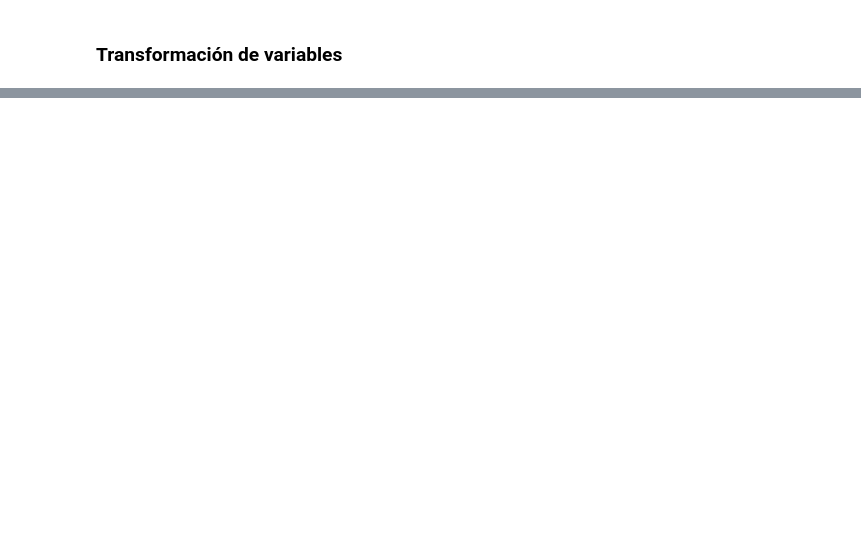
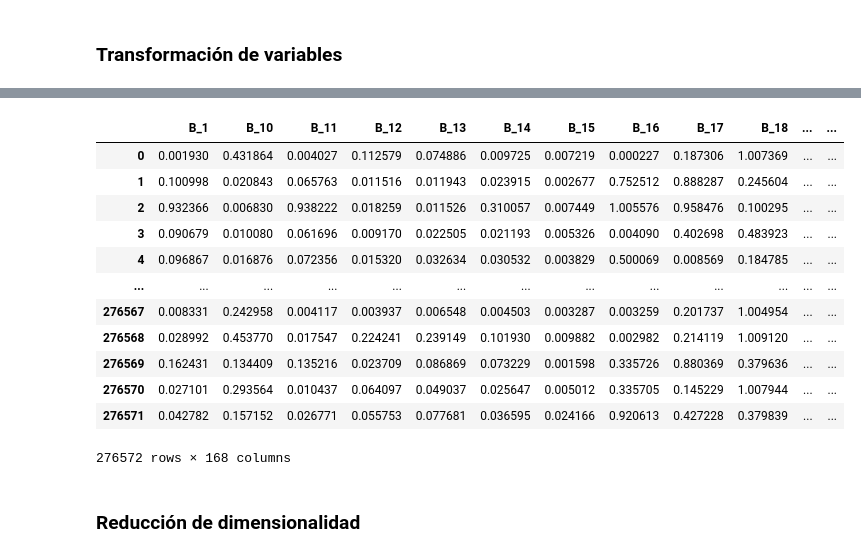
Before and after one commit to gabrielPeraltaM/datos-tp3, a Jupyter notebook: main_parquet.ipynb, the cells around one changed output, grey strips where cells are left out. Saved outputs shown, nothing was run; the diff lists cells and outputs as text; code cells hidden in the pictures; blank space fills up the shorter version.

```diff
--- a/main_parquet.ipynb
+++ b/main_parquet.ipynb
@@ -334,0 +638,23 @@ df_reducido_dummies.head(10)
+# %%
+df_reducido = pd.read_parquet("gdrive/My Drive/train_data_reducido_sin_vacios")
+df_reducido.drop(columns = ['D_64','S_2'], inplace = True)
+# %%
+df_reducido_dummies = pd.get_dummies(df_reducido, columns=['D_63'])
+df_reducido_dummies.sort_index(axis = 1, inplace = True)
+df_reducido_dummies
+# %% [output]
+|  | B_1 | B_10 | B_11 | B_12 | B_13 | B_14 | B_15 | B_16 | B_17 | B_18 | ... | ... |
+| 0 | 0.001930 | 0.431864 | 0.004027 | 0.112579 | 0.074886 | 0.009725 | 0.007219 | 0.000227 | 0.187306 | 1.007369 | ... | ... |
+| 1 | 0.100998 | 0.020843 | 0.065763 | 0.011516 | 0.011943 | 0.023915 | 0.002677 | 0.752512 | 0.888287 | 0.245604 | ... | ... |
+| 2 | 0.932366 | 0.006830 | 0.938222 | 0.018259 | 0.011526 | 0.310057 | 0.007449 | 1.005576 | 0.958476 | 0.100295 | ... | ... |
+| 3 | 0.090679 | 0.010080 | 0.061696 | 0.009170 | 0.022505 | 0.021193 | 0.005326 | 0.004090 | 0.402698 | 0.483923 | ... | ... |
+| 4 | 0.096867 | 0.016876 | 0.072356 | 0.015320 | 0.032634 | 0.030532 | 0.003829 | 0.500069 | 0.008569 | 0.184785 | ... | ... |
+| ... | ... | ... | ... | ... | ... | ... | ... | ... | ... | ... | ... | ... |
+| 276567 | 0.008331 | 0.242958 | 0.004117 | 0.003937 | 0.006548 | 0.004503 | 0.003287 | 0.003259 | 0.201737 | 1.004954 | ... | ... |
+| 276568 | 0.028992 | 0.453770 | 0.017547 | 0.224241 | 0.239149 | 0.101930 | 0.009882 | 0.002982 | 0.214119 | 1.009120 | ... | ... |
+| 276569 | 0.162431 | 0.134409 | 0.135216 | 0.023709 | 0.086869 | 0.073229 | 0.001598 | 0.335726 | 0.880369 | 0.379636 | ... | ... |
+| 276570 | 0.027101 | 0.293564 | 0.010437 | 0.064097 | 0.049037 | 0.025647 | 0.005012 | 0.335705 | 0.145229 | 1.007944 | ... | ... |
+| 276571 | 0.042782 | 0.157152 | 0.026771 | 0.055753 | 0.077681 | 0.036595 | 0.024166 | 0.920613 | 0.427228 | 0.379839 | ... | ... |
+276572 rows × 168 columns
+# %% [markdown]
+### Reducción de dimensionalidad
```
Also changed, not shown: parts of 128 cells of this notebook.
